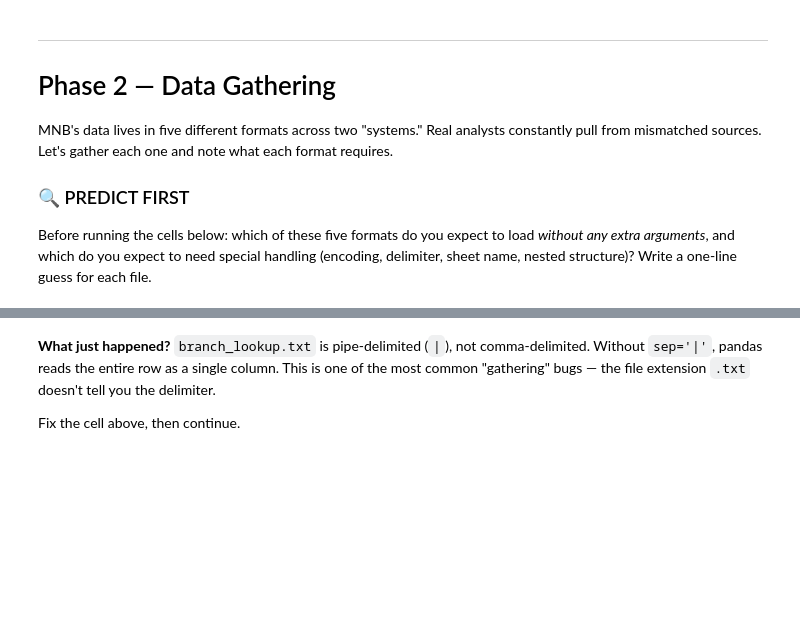
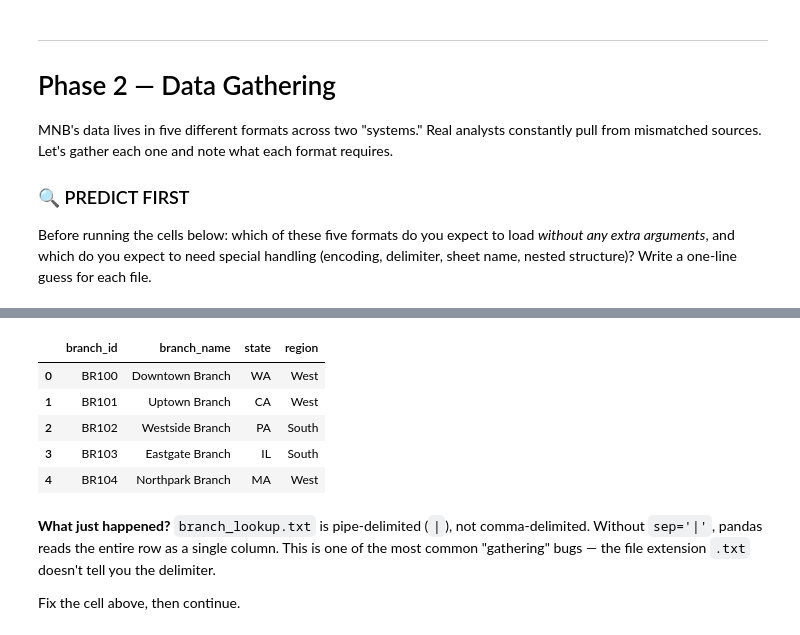
Before and after one commit to pantnagar/python-notebooks, a Jupyter notebook: 5. Cleaning/MNB_Credit_Risk_Analysis_Notebook.ipynb, the cells around one changed output, grey strips where cells are left out. Drawn from its saved outputs; the diff is of its cells as text; code cells hidden in the pictures; blank space fills up the shorter version.

```diff
--- a/5. Cleaning/MNB_Credit_Risk_Analysis_Notebook.ipynb
+++ b/5. Cleaning/MNB_Credit_Risk_Analysis_Notebook.ipynb
@@ -94,8 +103,18 @@ customers.head()
 # %%
 # 2.2 — TXT: pipe-delimited, not comma-delimited
 # TODO: read_csv can read ANY delimiter via the `sep` argument. Try the default first and see what breaks.
-branches = pd.read_csv(DATA_DIR + 'branch_lookup.txt')  # <-- this line is deliberately wrong. Fix it.
+# branches = pd.read_csv(DATA_DIR + 'branch_lookup.txt')  # <-- this line is deliberately wrong. Fix it.
+# branches.head()
+import pandas as pd
+branches=pd.read_csv('branch_lookup.txt', sep='|')
 branches.head()
+# %% [output]
+|  | branch_id | branch_name | state | region |
+| 0 | BR100 | Downtown Branch | WA | West |
+| 1 | BR101 | Uptown Branch | CA | West |
+| 2 | BR102 | Westside Branch | PA | South |
+| 3 | BR103 | Eastgate Branch | IL | South |
+| 4 | BR104 | Northpark Branch | MA | West |
 # %% [markdown]
 **What just happened?** `branch_lookup.txt` is pipe-delimited (`|`), not comma-delimited. Without `sep='|'`, pandas reads the entire row as a single column. This is one of the most common "gathering" bugs — the file extension `.txt` doesn't tell you the delimiter.
 
```
Also changed, not shown: parts of 4 cells of this notebook, 15 other files.
